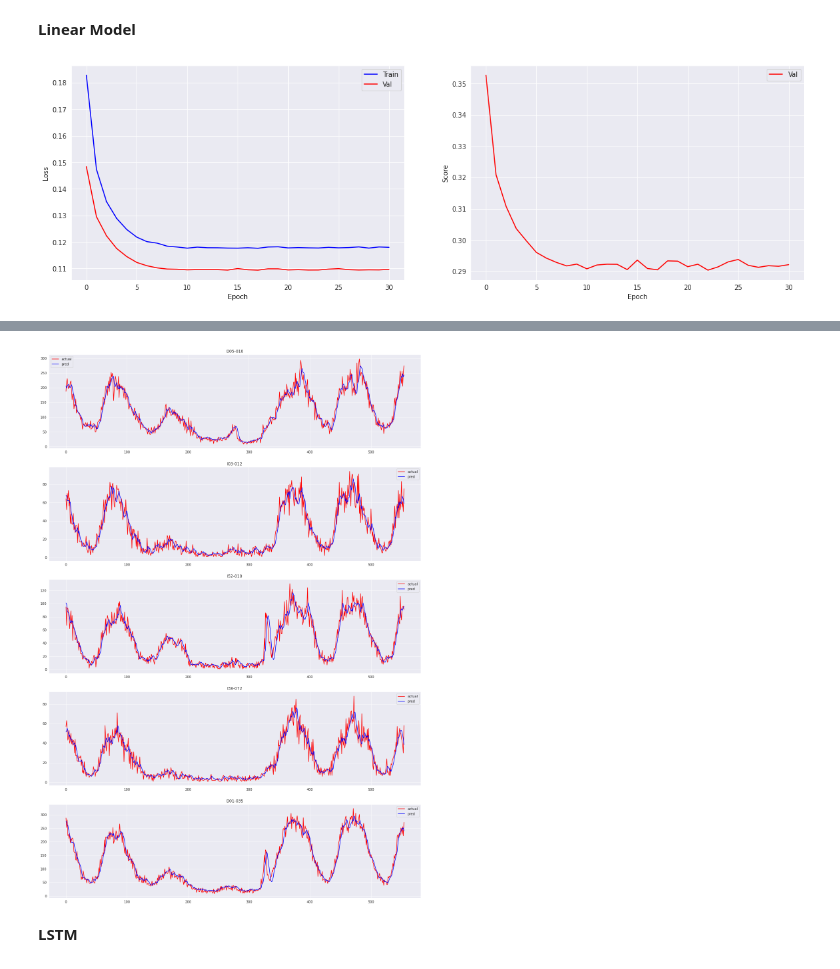
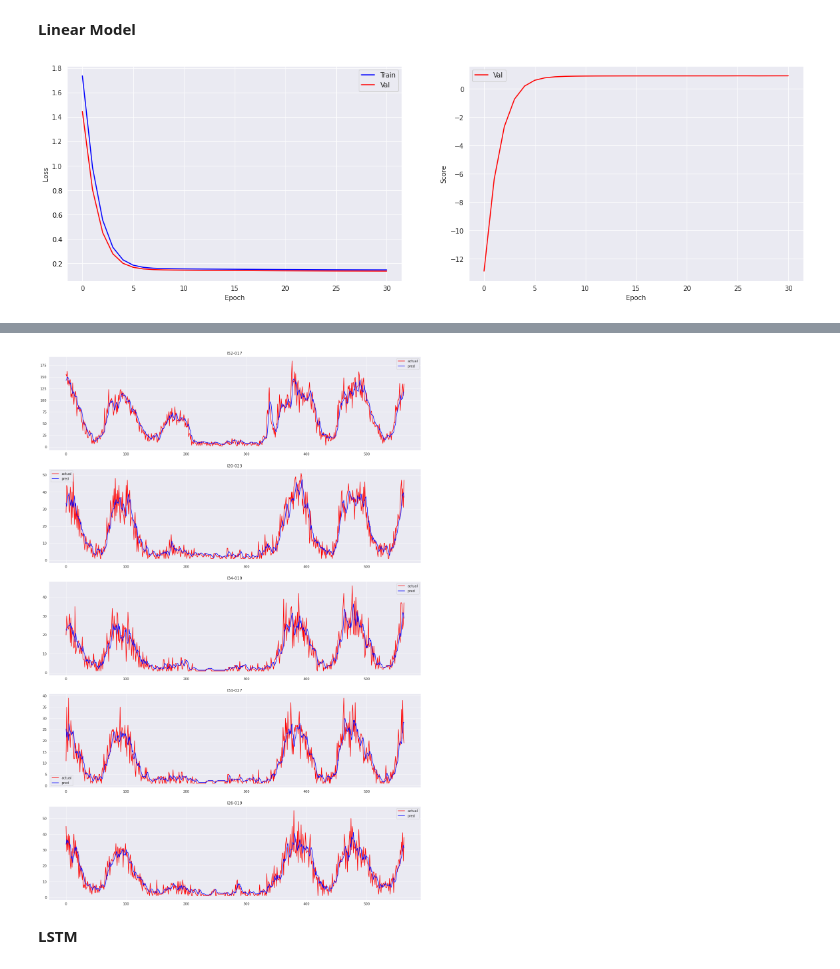
Before and after one commit to Eldervald/traffic-extrapolation, a Jupyter notebook: crn/gnn_forecasting.ipynb, the cells around one changed output, grey strips where cells are left out. Drawn from its saved outputs; the diff is of its cells as text; code cells hidden in the pictures.

```diff
--- a/crn/gnn_forecasting.ipynb
+++ b/crn/gnn_forecasting.ipynb
@@ -66,10 +60,10 @@ pyg_data
 # %% [output]
 Data(edge_index=[2, 2306], id=[1128], num_nodes=1128)
 # %%
-# if more than 5% of time series for a station is missed -> drop the station
+# if more than 15% of time series for a station is missed -> drop the station
 intensity = pd.read_csv('data/intensity.csv')
 intensity = intensity.loc[:int(len(intensity) * 0.93)]
-intensity = intensity.loc[:, intensity.isna().sum() / len(intensity) < 0.05]
+intensity = intensity.loc[:, intensity.isna().sum() / len(intensity) < 0.15]
 intensity = intensity.fillna(method='ffill')
 intensity = intensity.fillna(0)
 intensity.head(6)
@@ -294,7 +288,7 @@ def make_dataloaders(ds, batch_size=32, **kwargs):
     return train_loader, val_loader, test_loader
 # %%
 # ds = SnapshotTimeSeriesDataset(intensity, pyg_data, nodes, features_snapshots=[avg_speed], encoder_length=24)
-ds = SnapshotTimeSeriesDataset(intensity, pyg_data, nodes, encoder_length=12, normalize=True)
+ds = SnapshotTimeSeriesDataset(intensity, pyg_data, nodes, encoder_length=4, normalize=True)
 train_loader, val_loader, test_loader = make_dataloaders(ds, batch_size=16)
 # %%
 # Visualize 5 nodes from test dataset
@@ -347,7 +341,7 @@ def train(model, train_loader, val_loader,
     val_losses = []
     val_scores = []
 
-    best_val_score = torch.inf
+    best_val_score = -torch.inf
     best_model = None
 
     for epoch in range(num_epochs + 1):
@@ -370,7 +364,7 @@ def train(model, train_loader, val_loader,
         val_losses.append(val_loss)
         val_scores.append(val_score)
 
-        if val_score < best_val_score:
+        if val_score > best_val_score:
             best_val_score = val_score
             best_model = copy.deepcopy(model)
 
@@ -526,8 +520,8 @@ class LinearModel(nn.Module):
         out = self.lin(X)
         return out
 
-model = LinearModel(encoder_length=12, in_channels=1).to(device)
+model = LinearModel(encoder_length=4, in_channels=1).to(device)
 model = run(model, results, num_epochs=30, plot=True, plot_update_freq=5)
 evaluate_plot(model, test_loader, scaler)
 # %% [output]
-[figure, old version]
+[figure, new version]
@@ -535,4 +529,4 @@ Type: LinearModel, Test loss: 0.10, Test score: 0.2872
-[figure, old version]
+[figure, new version]
 # %% [markdown]
 **LSTM**
 # %%
```
Also changed, not shown: parts of 18 cells of this notebook, 1 other file.
